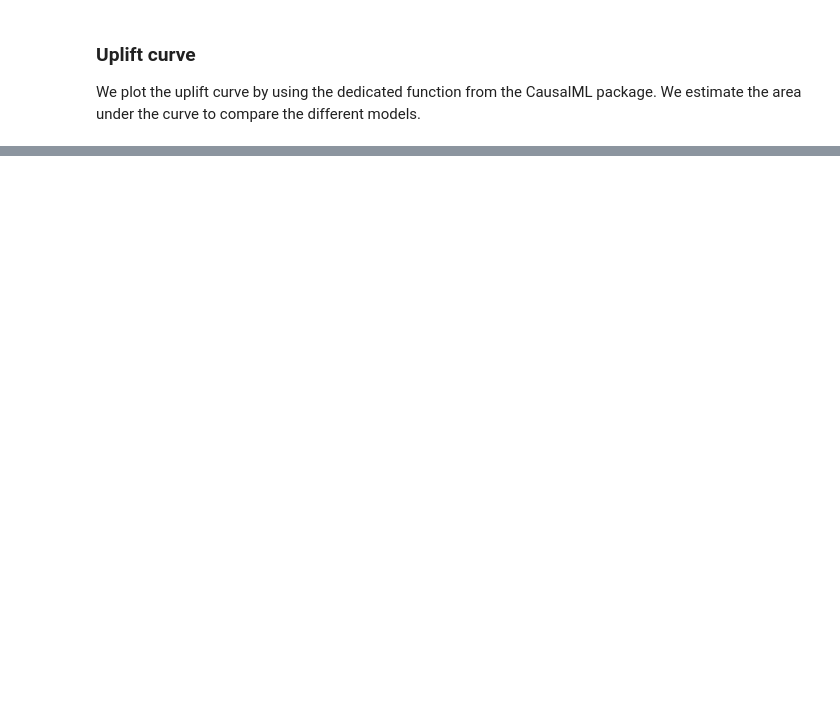
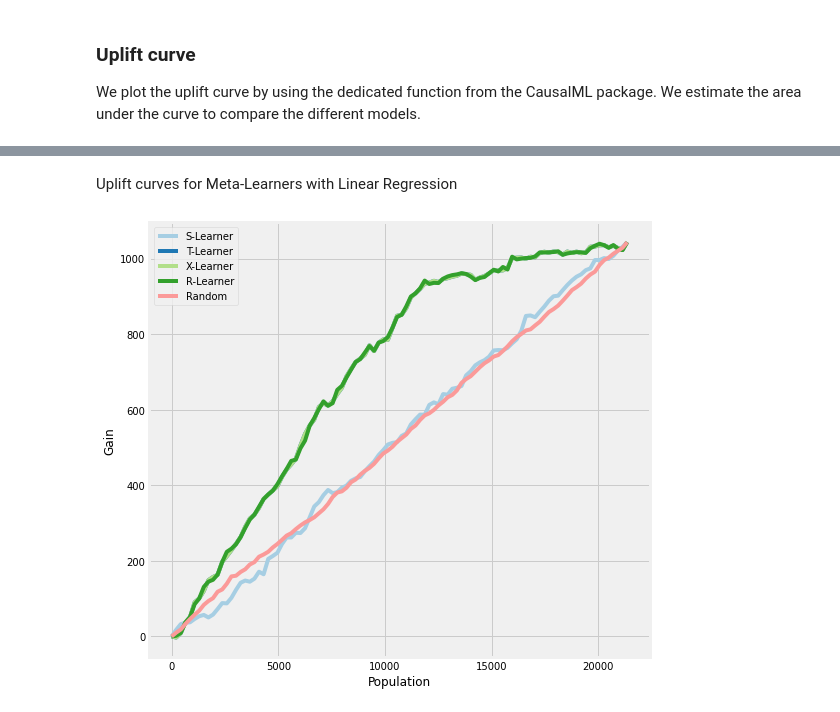
Before and after one commit to gmassime/uplift-memof403, a Jupyter notebook: test_CausalML.ipynb, the cells around one changed output, grey strips where cells are left out. Cells and saved outputs as stored; diff of their text form; code cells hidden in the pictures; blank space fills up the shorter version.

```diff
--- a/test_CausalML.ipynb
+++ b/test_CausalML.ipynb
@@ -93,0 +179,5 @@ dtype: float64
+# %%
+data = HillstromDataset()
+y_train, X_train, w_train, y_test, X_test, w_test = data.getTrainTest(campaign=2)
+p_train = np.full(shape=y_train.size, fill_value=0.5)
+p_test = np.full(shape=y_test.size, fill_value=0.5)
@@ -93,0 +186,29 @@ dtype: float64
+# %%
+# S Learner
+learner_s = BaseSRegressor(learner=LinearRegression())
+learner_s.fit(X=X_train, treatment=w_train, y=y_train)
+cate_s_test = learner_s.predict(X=X_test, treatment=w_test)
+
+# T Learner
+learner_t = BaseTRegressor(learner=LinearRegression())
+learner_t.fit(X=X_train, treatment=w_train, y=y_train)
+cate_t_test = learner_t.predict(X=X_test, treatment=w_test)
+
+# X Learner with propensity score input
+learner_x = BaseXRegressor(learner=LinearRegression())
+learner_x.fit(X=X_train, treatment=w_train, y=y_train, p=p_train)
+cate_x_test = learner_x.predict(X=X_test, treatment=w_test, p=p_test)
+
+# R Learner with propensity score input
+learner_r = BaseRRegressor(learner=LinearRegression())
+learner_r.fit(X=X_train, treatment=w_train, y=y_train, p=p_train)
+cate_r_test = learner_r.predict(X=X_test, p=p_test)
+# %% [markdown]
+Uplift curves for Meta-Learners with Linear Regression
+# %%
+df = pd.DataFrame({'y': y_test, 'w': w_test, 'S-Learner': cate_s_test.flatten(),
+                   'T-Learner': cate_t_test.flatten(), 'X-Learner': cate_x_test.flatten(), 'R-Learner': cate_r_test.flatten()})
+plot_gain(df, outcome_col='y', treatment_col='w')
+plt.show()
+# %% [output]
+[figure, added]
```
Also changed, not shown: parts of 28 cells of this notebook.
